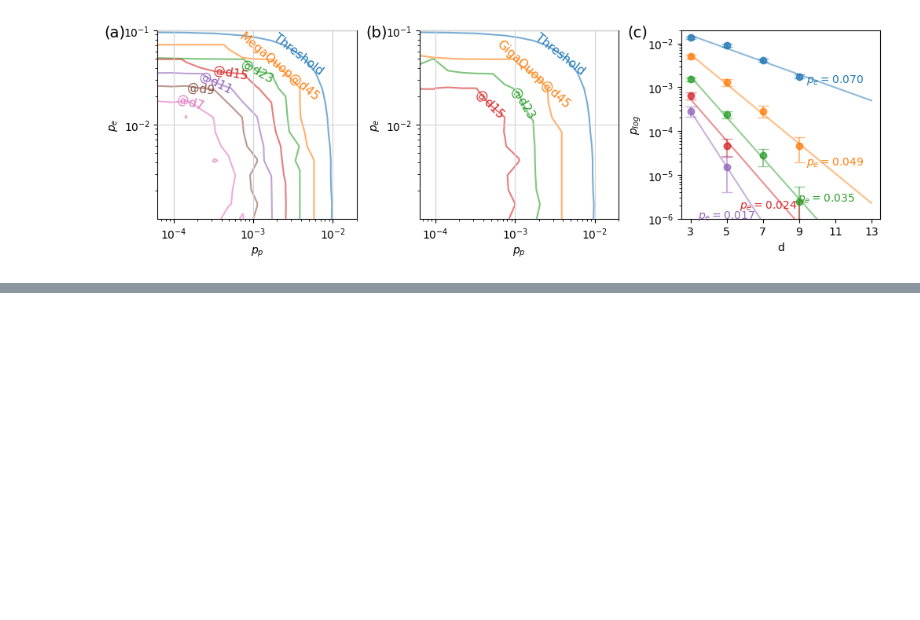
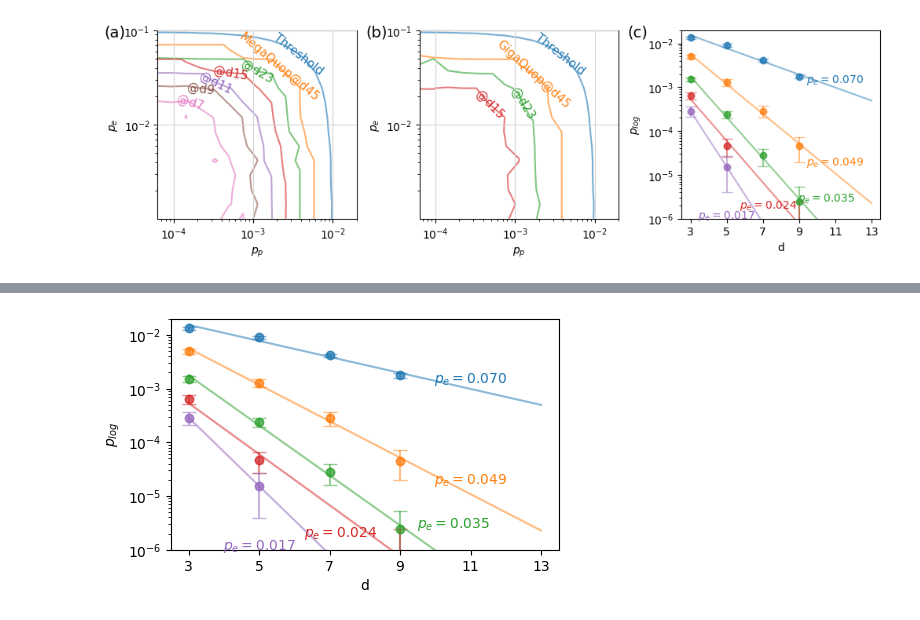
Before and after one commit to JiakaiW/surface_simulation_test, a Jupyter notebook: pack_and_analysis_plot_contour_at_same_d.ipynb, the cells around one changed output, grey strips where cells are left out. Cells and saved outputs as stored; diff of their text form; code cells hidden in the pictures; blank space fills up the shorter version.

```diff
--- a/pack_and_analysis_plot_contour_at_same_d.ipynb
+++ b/pack_and_analysis_plot_contour_at_same_d.ipynb
@@ -588,0 +693,17 @@ p_p_list[-2]
+# %%
+fig,ax=plt.subplots(figsize=(5,3))
+p_p_idx = -2
+for p_e_idx, color, (x, y) in zip([1, 2, 3, 4, 5],
+                                  mcolors.TABLEAU_COLORS,
+                                  [(11, 1.5e-3), (11, 2e-5),  (10.5, 3e-6), (7.3, 2e-6), (5, 1.17e-6)]):
+    plot_scaling(ax, p_e_idx, p_p_idx, color=color)
+    ax.text(x, y, rf"$p_e = ${p_e_list[p_e_idx]:.3f}", color=color, ha='center', va='center')
+
+ax.set_yscale('log')
+ax.set_xticks([3, 5, 7, 9, 11, 13])
+ax.set_ylim(1e-6, 2e-2)
+ax.set_ylabel(r'$p_{log}$')
+ax.set_xlabel('d')
+fig.savefig('fit.pdf')
+# %% [output]
+[figure, added]
```
Also changed, not shown: parts of 3 cells of this notebook, 1 other file.
